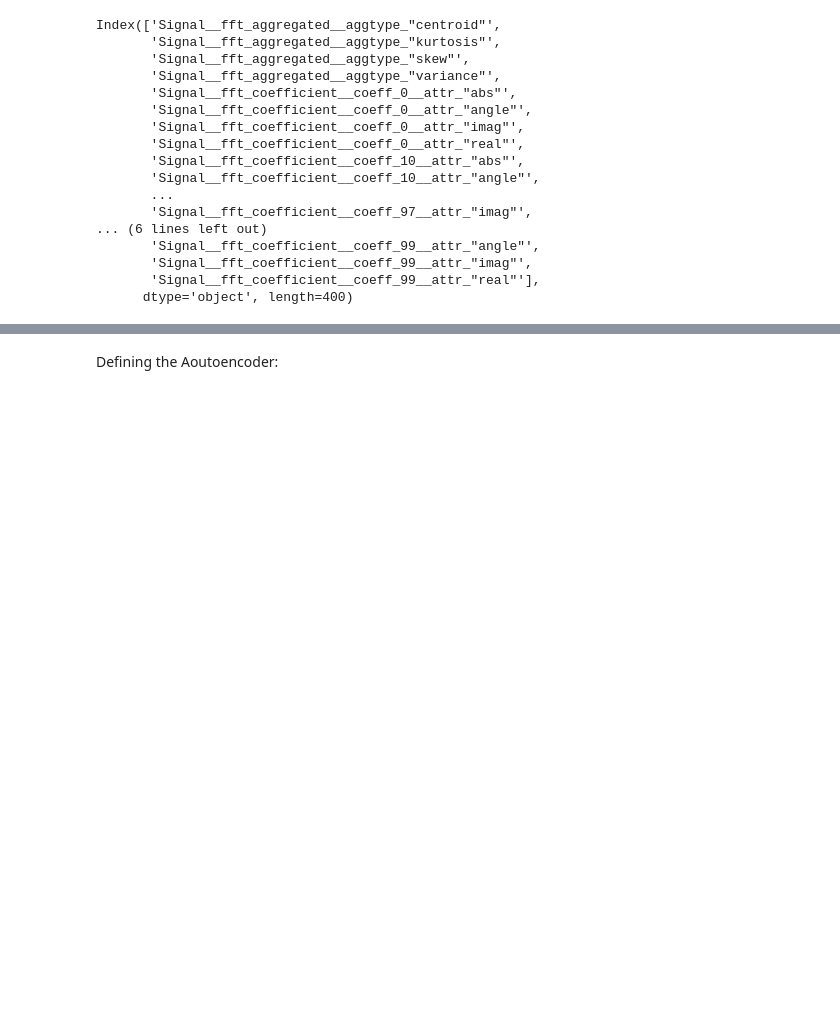
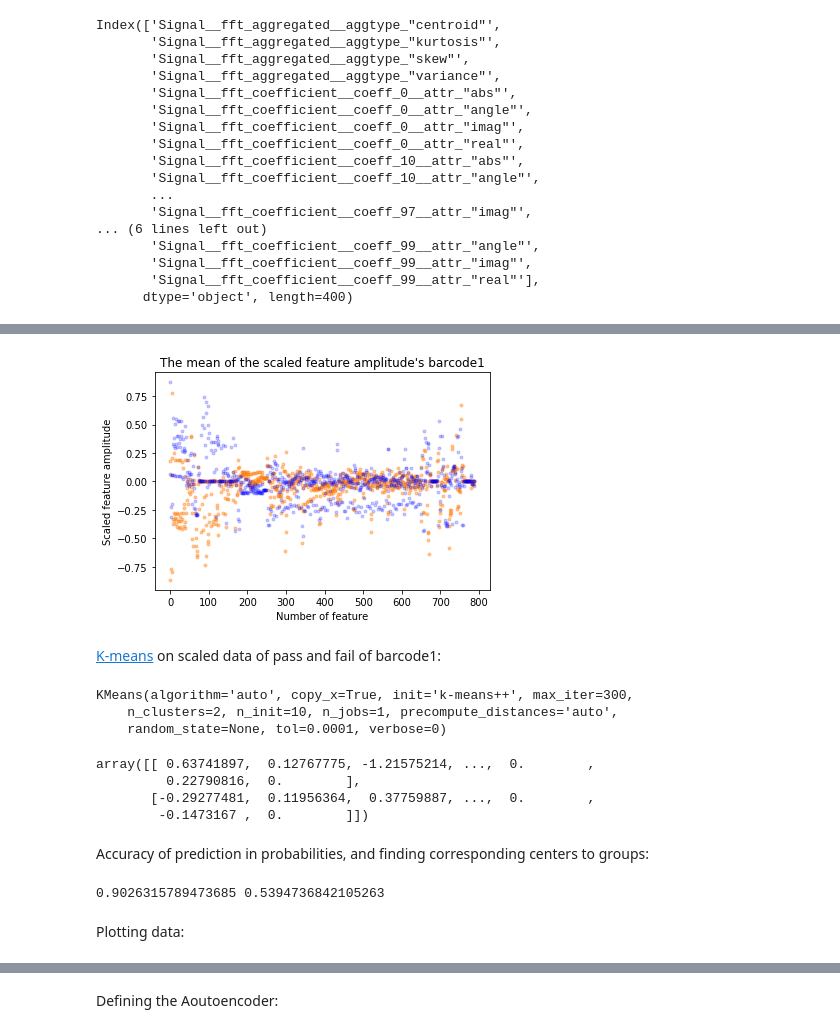
Before and after one commit to nyenyu12/Analysis-of-methylated-and-unmethylated-reads, a Jupyter notebook: Progress report.ipynb, the cells around one changed output, grey strips where cells are left out. Drawn from its saved outputs; the diff is of its cells as text; code cells hidden in the pictures; blank space fills up the shorter version.

```diff
--- a/Progress report.ipynb
+++ b/Progress report.ipynb
@@ -1119,0 +1145,5 @@ Index(['Signal__fft_aggregated__aggtype_"centroid"',
+# %%
+scaled_mean_barcode1_pass=np.mean(scaled_F[:380],axis=0)
+scaled_mean_barcode1_fail=np.mean(scaled_F[380:760],axis=0)
+scaled_mean_barcode2_pass=np.mean(scaled_F[760:1138],axis=0)
+scaled_mean_barcode2_fail=np.mean(scaled_F[1149:],axis=0)
@@ -1119,0 +1167,48 @@ Index(['Signal__fft_aggregated__aggtype_"centroid"',
+# %%
+plt.figure()
+
+plt.title("The mean of the scaled feature amplitude's barcode1")
+plt.ylabel("Scaled feature amplitude")
+plt.xlabel("Number of feature")
+plt.plot(range(scaled_mean_barcode1_pass.shape[0]),scaled_mean_barcode1_pass,'C1.',alpha=0.4)
+plt.plot(range(scaled_mean_barcode1_fail.shape[0]),scaled_mean_barcode1_fail,'b.',alpha=0.2)
+plt.show()
+# %% [output]
+[figure, added]
+# %% [markdown]
+[K-means](https://scikit-learn.org/stable/modules/generated/sklearn.cluster.KMeans.html) on scaled data of pass and fail of barcode1:
+# %%
+scaled_kmeans=KMeans(n_clusters=2)
+scaled_kmeans.fit(scaled_F[:760])
+# %% [output]
+KMeans(algorithm='auto', copy_x=True, init='k-means++', max_iter=300,
+    n_clusters=2, n_init=10, n_jobs=1, precompute_distances='auto',
+    random_state=None, tol=0.0001, verbose=0)
+# %%
+scaled_kmeans.cluster_centers_
+# %% [output]
+array([[ 0.63741897,  0.12767775, -1.21575214, ...,  0.        ,
+         0.22790816,  0.        ],
+       [-0.29277481,  0.11956364,  0.37759887, ...,  0.        ,
+        -0.1473167 ,  0.        ]])
+# %% [markdown]
+Accuracy of prediction in probabilities, and finding corresponding centers to groups:
+# %%
+center1=None
+center2=None
+
+prob1=np.sum(scaled_kmeans.predict(scaled_F[:380]))/380
+prob2=1-np.sum(scaled_kmeans.predict(scaled_F[380:760]))/380
+
+if (prob1+prob2)>=(2-prob1-prob2):
+    print (prob1,prob2)
+    center1=scaled_kmeans.cluster_centers_[1]
+    center2=scaled_kmeans.cluster_centers_[0]
+else:
+    print (1-prob1,1-prob2)
+    center1=scaled_kmeans.cluster_centers_[0]
+    center2=scaled_kmeans.cluster_centers_[1]
+# %% [output]
+0.9026315789473685 0.5394736842105263
+# %% [markdown]
+Plotting data:
```
Also changed, not shown: parts of 122 cells of this notebook.
